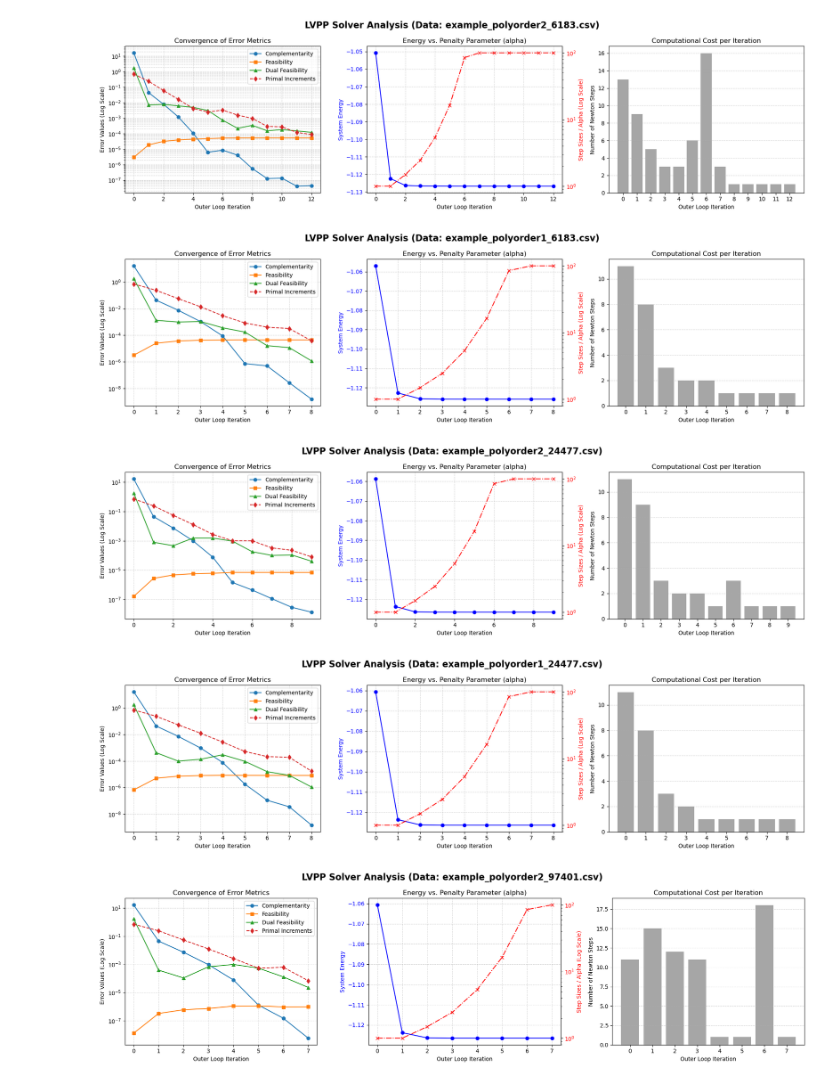
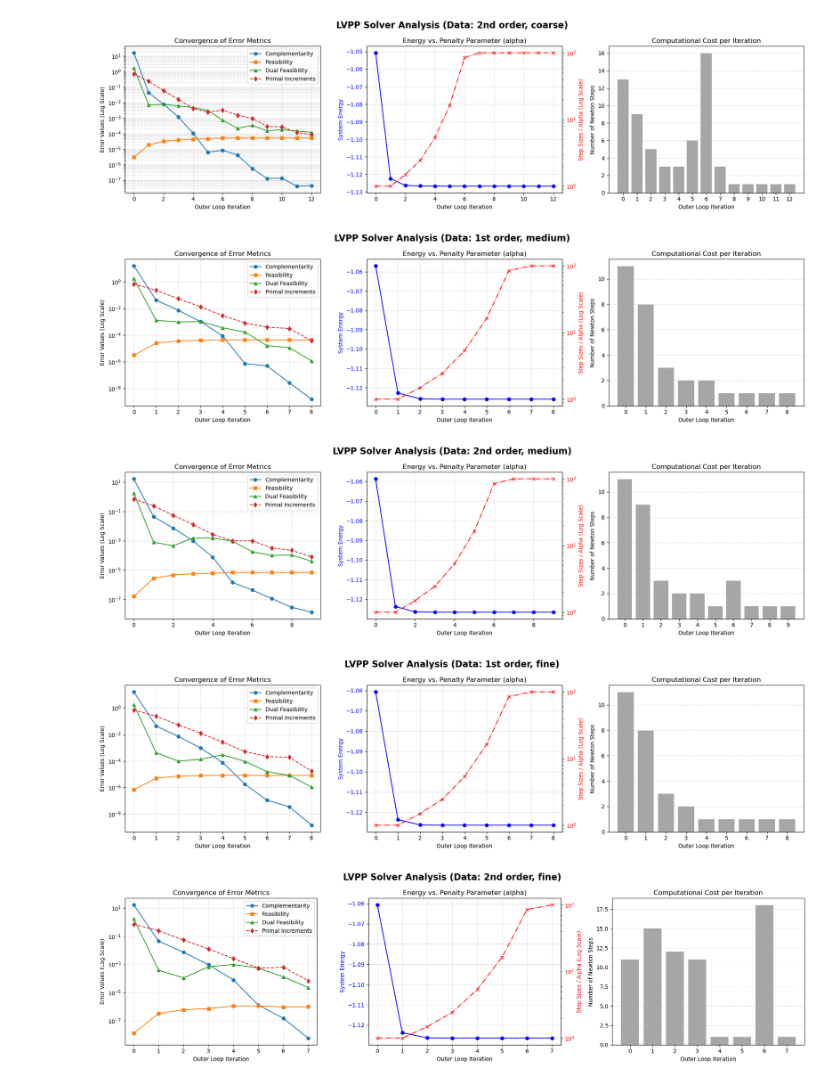
Before and after one commit to uzaramen108/ProximalGalerkin, a Jupyter notebook: examples/01_obstacle_problem/data_anal/data_anal.ipynb, the cells around one changed output. Drawn from its saved outputs; the diff is of its cells as text; code cells hidden in the pictures.

```diff
--- a/examples/01_obstacle_problem/data_anal/data_anal.ipynb
+++ b/examples/01_obstacle_problem/data_anal/data_anal.ipynb
@@ -10,6 +10,13 @@ file_path = ["example_polyorder1_1578.csv",
             "example_polyorder1_24477.csv",
             "example_polyorder2_97401.csv"
             ]
+name = ["1st order, coarse",
+        "2nd order, coarse",
+        "1st order, medium",
+        "2nd order, medium",
+        "1st order, fine",
+        "2nd order, fine"
+        ]
 for i in range(len(file_path)):
     try:
         df = pd.read_csv(file_path[i])
@@ -19,7 +26,7 @@ for i in range(len(file_path)):
 
     # 2. 그래프 그리기 세팅 (1행 3열)
     fig, axes = plt.subplots(1, 3, figsize=(18, 5))
-    fig.suptitle(f"LVPP Solver Analysis (Data: {file_path[i]})", fontsize=16, fontweight='bold')
+    fig.suptitle(f"LVPP Solver Analysis (Data: {name[i]})", fontsize=16, fontweight='bold')
 
     # --- [그래프 1] 오차 지표들의 수렴 추이 (Log Scale) ---
     ax1 = axes[0]
@@ -66,5 +73,5 @@ for i in range(len(file_path)):
-[figure, old version]
+[figure, new version]
-[figure, old version]
+[figure, new version]
-[figure, old version]
+[figure, new version]
-[figure, old version]
+[figure, new version]
-[figure, old version]
+[figure, new version]
```
Also changed, not shown: parts of 1 cell of this notebook.
